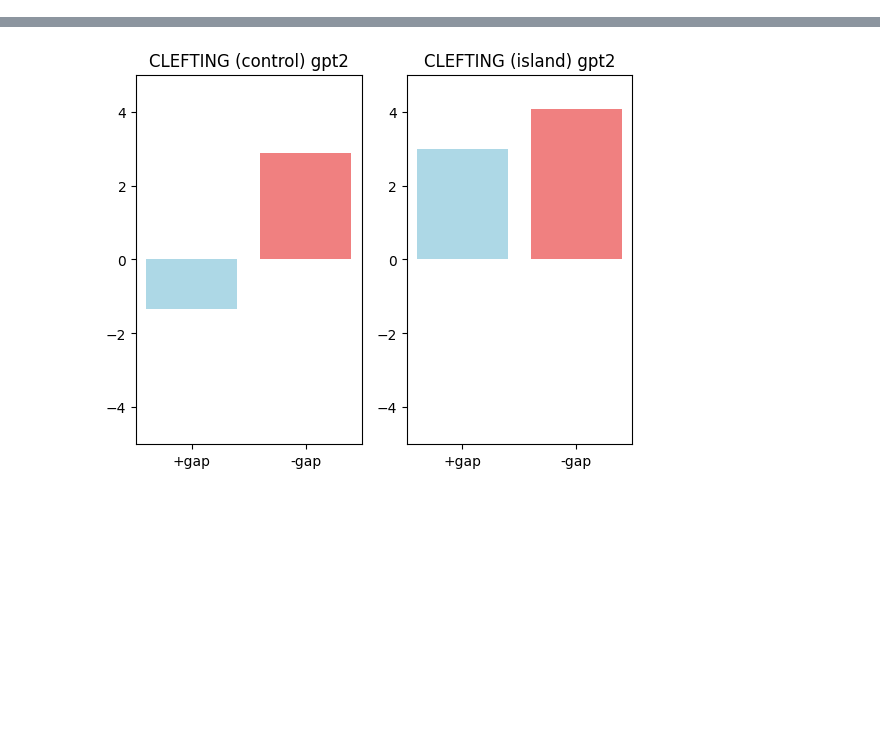
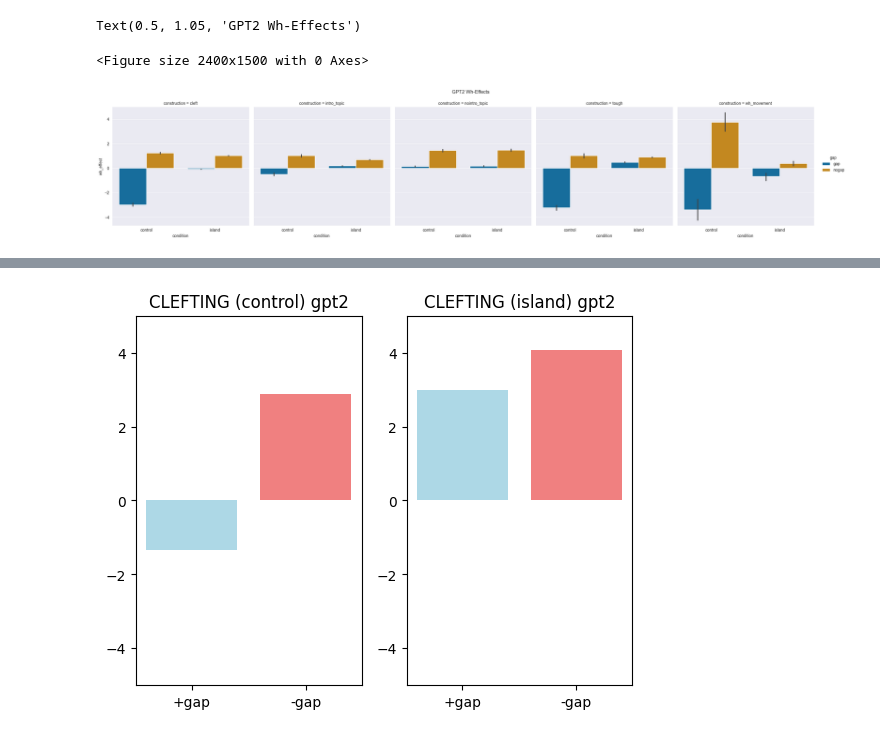
Before and after one commit to umd-psycholing/lm-syntactic-generalization, a Jupyter notebook: simple_cfg_analysis.ipynb, the cells around one changed output, grey strips where cells are left out. Cells and saved outputs as stored; diff of their text form; code cells hidden in the pictures; blank space fills up the shorter version.

```diff
--- a/simple_cfg_analysis.ipynb
+++ b/simple_cfg_analysis.ipynb
@@ -7,0 +1,9 @@ model = "gpt2"
+# %%
+import os
+import pandas as pd
+import numpy as np
+import seaborn as sns
+import matplotlib.pyplot as plt
+
+sns.set_style("darkgrid")
+sns.set_palette('colorblind')
@@ -7,0 +13,35 @@ model = "gpt2"
+# %%
+models = ['grnn', 'gpt2']
+constructions = ['cleft', 'intro_topic', 'nointro_topic', 'tough']
+all_island_effects = []
+all_island_surprisals = []
+for model in models:
+    for construction in constructions:
+        control_filename =  os.path.join("grammar_outputs", "simple_cfgs", model, f"{construction}_grammar_c.json")
+        island_filename =  os.path.join("grammar_outputs", "simple_cfgs", model, f"{construction}_grammar_i.json")
+        control_tuples = corpus_from_json(control_filename, is_tuples = True)
+        island_tuples = corpus_from_json(island_filename, is_tuples = True)
+        all_island_effects += island_effects_for_model(model, control_tuples, island_tuples, construction)
+        all_island_surprisals += island_surprisals("control", control_tuples, model, construction)
+        all_island_surprisals += island_surprisals("island", island_tuples, model, construction)
+
+grnn_cnp_control = corpus_from_json("grammar_outputs/wilcox_replication/island_cnp_obj_grnn.json", is_tuples = True)
+grnn_cnp_island = corpus_from_json("grammar_outputs/wilcox_replication/island_cnp_that_grnn.json", is_tuples = True)
+gpt2_cnp_control = corpus_from_json("grammar_outputs/wilcox_replication/island_cnp_obj_gpt2.json", is_tuples = True)
+gpt2_cnp_island = corpus_from_json("grammar_outputs/wilcox_replication/island_cnp_that_gpt2.json", is_tuples = True)
+grnn_cnp_island_effects = island_effects_for_model("grnn", grnn_cnp_control, grnn_cnp_island, "wh_movement")
+gpt2_cnp_island_effects = island_effects_for_model("gpt2", gpt2_cnp_control, gpt2_cnp_island, "wh_movement")
+# surprisals are in other notebook
+island_effects = pd.DataFrame(all_island_effects + grnn_cnp_island_effects + gpt2_cnp_island_effects)
+all_island_surprisals = pd.DataFrame(all_island_surprisals)
+# %%
+island_effects = pd.DataFrame(island_effects)
+gpt2 = island_effects[island_effects['model'] == 'gpt2']
+plt.figure(figsize=(24, 15))
+sns.catplot(x="condition", y="wh_effect", hue="gap", data=gpt2, kind="bar", col = "construction",
+            estimator="mean")
+plt.suptitle("GPT2 Wh-Effects", y = 1.05)
+# %% [output]
+Text(0.5, 1.05, 'GPT2 Wh-Effects')
+<Figure size 2400x1500 with 0 Axes>
+[figure, added]
```
Also changed, not shown: parts of 5 cells of this notebook, 2 other files.
